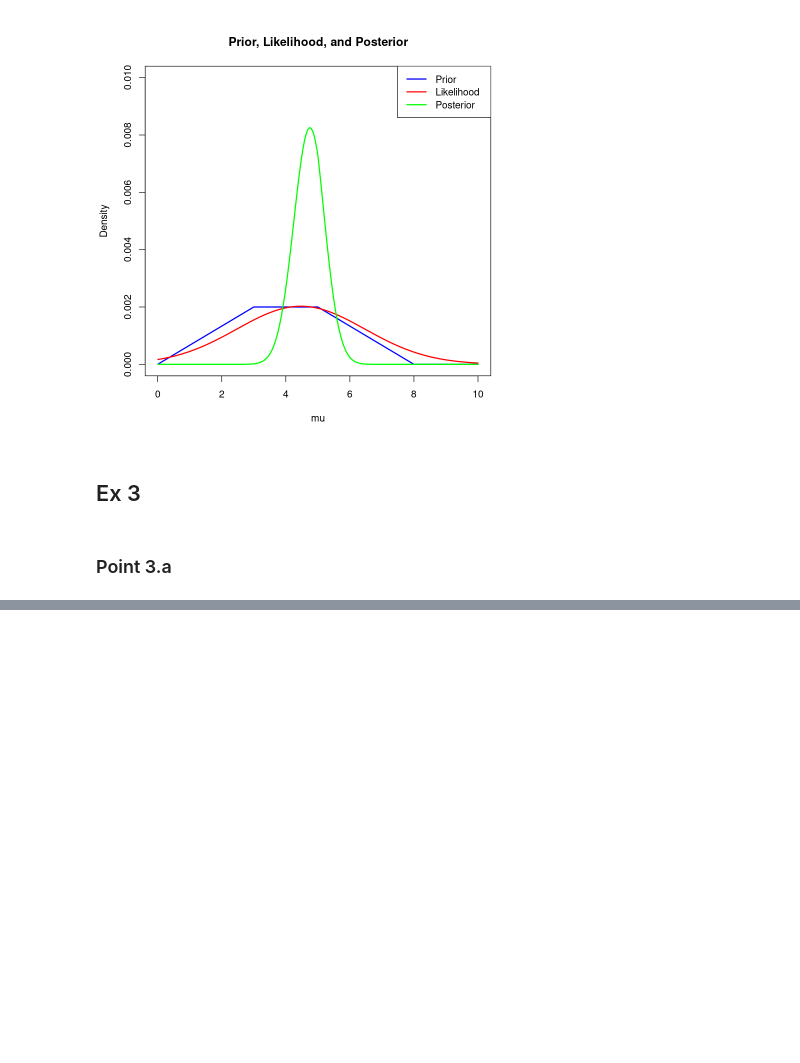
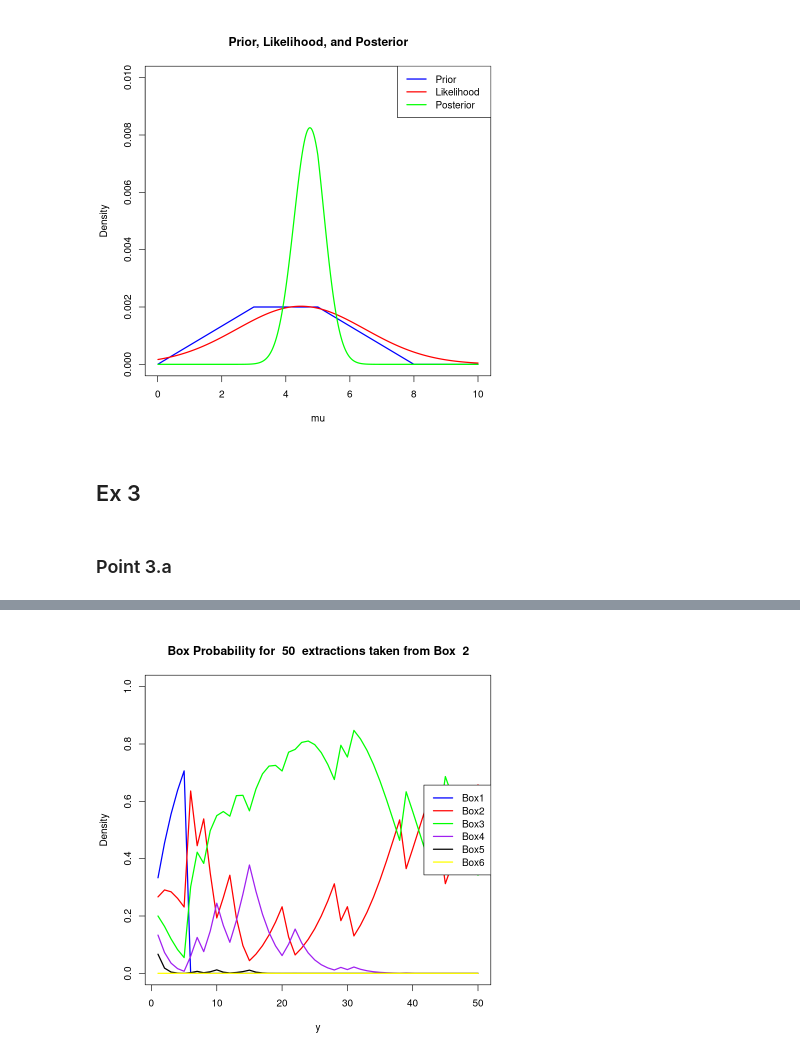
Before and after one commit to FedericoBraidi/ASPA, a Jupyter notebook: lab4/Federico_Braidi_Rlab04.ipynb, the cells around one changed output, grey strips where cells are left out. Saved outputs shown, nothing was run; the diff lists cells and outputs as text; code cells hidden in the pictures; blank space fills up the shorter version.

```diff
--- a/lab4/Federico_Braidi_Rlab04.ipynb
+++ b/lab4/Federico_Braidi_Rlab04.ipynb
@@ -116,0 +214,16 @@ simulate <- function(n=50,prior=c(1/6,1/6,1/6,1/6,1/6,1/6),prob=c(5/5,4/5,3/5,2/
+# %%
+n=50
+box_num=2
+
+results<-simulate(n=n,box_num = box_num)
+
+plot(results$Iteration, results$Posterior_1, type = "l", col = "blue", lwd = 2,
+    xlab = "y", ylab = "Density", main = paste("Box Probability for ", n, " extractions taken from Box ", box_num), ylim = c(0, 1))
+lines(results$Iteration, results$Posterior_2, col = "red", lwd = 2)
+lines(results$Iteration, results$Posterior_3, col = "green", lwd = 2)
+lines(results$Iteration, results$Posterior_4, col = "purple", lwd = 2)
+lines(results$Iteration, results$Posterior_5, col = "black", lwd = 2)
+lines(results$Iteration, results$Posterior_6, col = "yellow", lwd = 2)
+legend("right", legend = c("Box1", "Box2", "Box3","Box4","Box5","Box6"), col = c("blue", "red", "green","purple","black","yellow"), lwd = 2)
+# %% [output]
+[figure, added]
```
Also changed, not shown: parts of 15 cells of this notebook.
